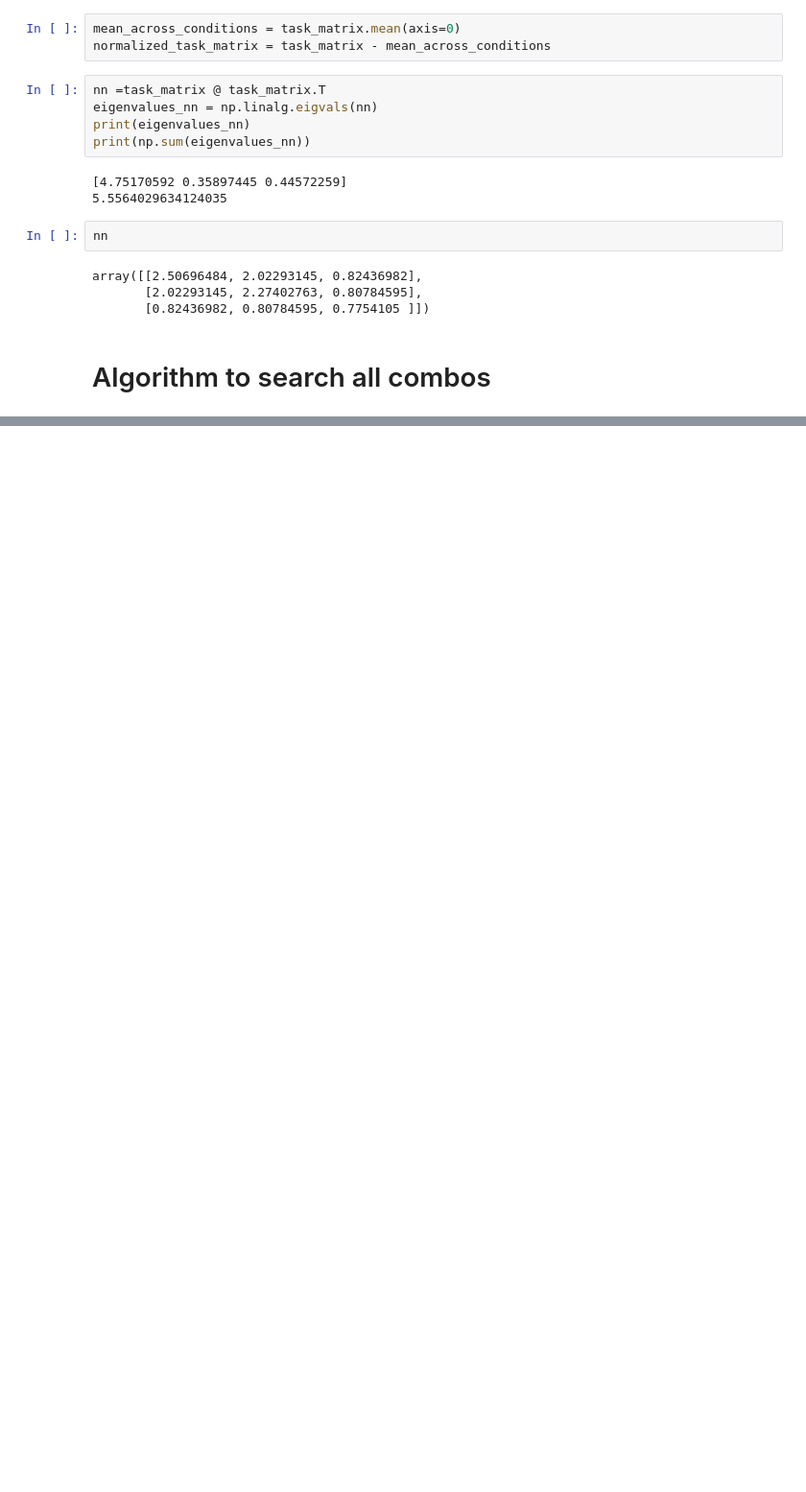
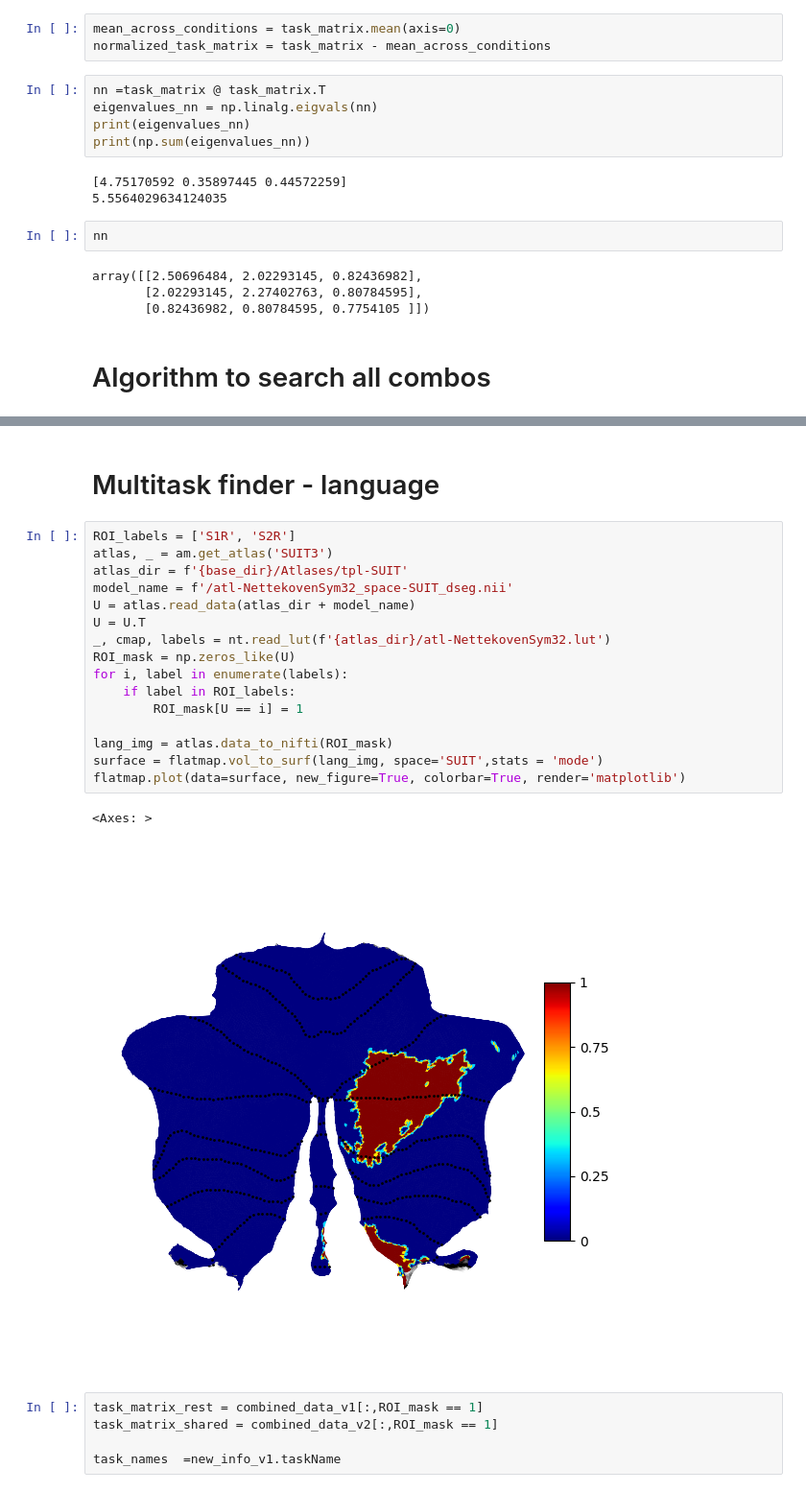
Before and after one commit to DiedrichsenLab/MultiTaskBattery, a Jupyter notebook: notebooks/find_multitasks.ipynb, the cells around one changed output, grey strips where cells are left out. Shown at 96% size. Drawn from its saved outputs; the diff is of its cells as text; blank space fills up the shorter version.

```diff
--- a/notebooks/find_multitasks.ipynb
+++ b/notebooks/find_multitasks.ipynb
@@ -365,0 +409,26 @@ Highest eigenvalue sum: 26.5789425949019
+# %% [markdown]
+# Multitask finder  - language
+# %%
+ROI_labels = ['S1R', 'S2R']
+atlas, _ = am.get_atlas('SUIT3')
+atlas_dir = f'{base_dir}/Atlases/tpl-SUIT'
+model_name = f'/atl-NettekovenSym32_space-SUIT_dseg.nii'
+U = atlas.read_data(atlas_dir + model_name)
+U = U.T
+_, cmap, labels = nt.read_lut(f'{atlas_dir}/atl-NettekovenSym32.lut')
+ROI_mask = np.zeros_like(U)
+for i, label in enumerate(labels):
+    if label in ROI_labels:
+        ROI_mask[U == i] = 1
+
+lang_img = atlas.data_to_nifti(ROI_mask)
+surface = flatmap.vol_to_surf(lang_img, space='SUIT',stats = 'mode')
+flatmap.plot(data=surface, new_figure=True, colorbar=True, render='matplotlib')
+# %% [output]
+<Axes: >
+[figure, added]
+# %%
+task_matrix_rest = combined_data_v1[:,ROI_mask == 1]
+task_matrix_shared = combined_data_v2[:,ROI_mask == 1]
+
+task_names  =new_info_v1.taskName
```
Also changed, not shown: parts of 11 cells of this notebook.
